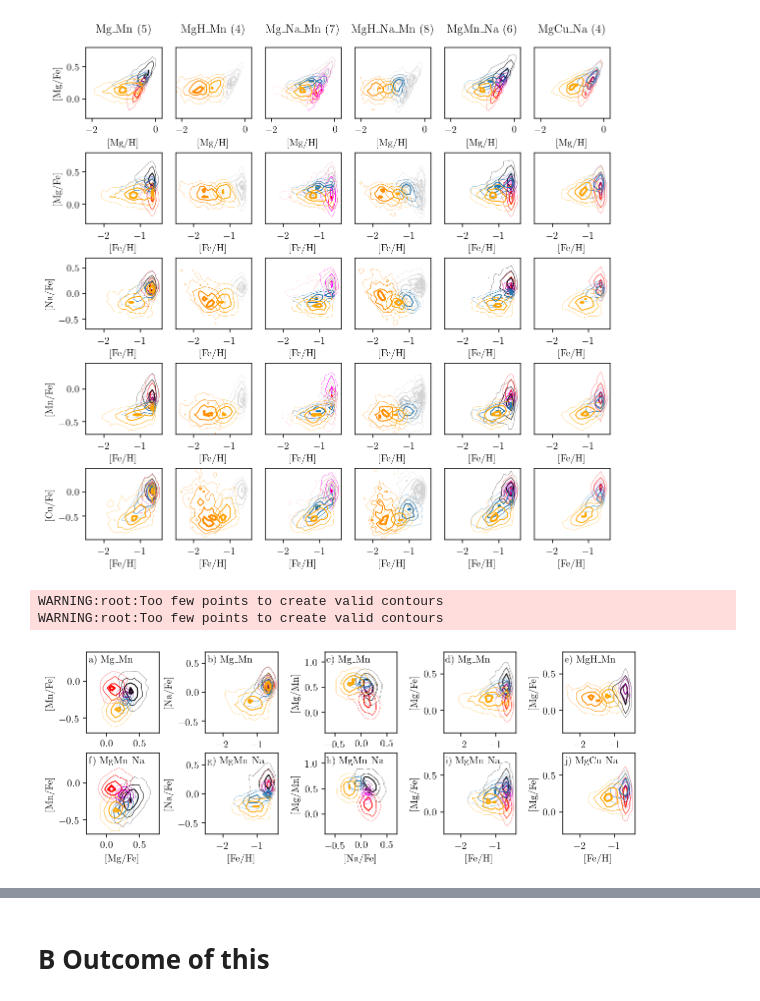
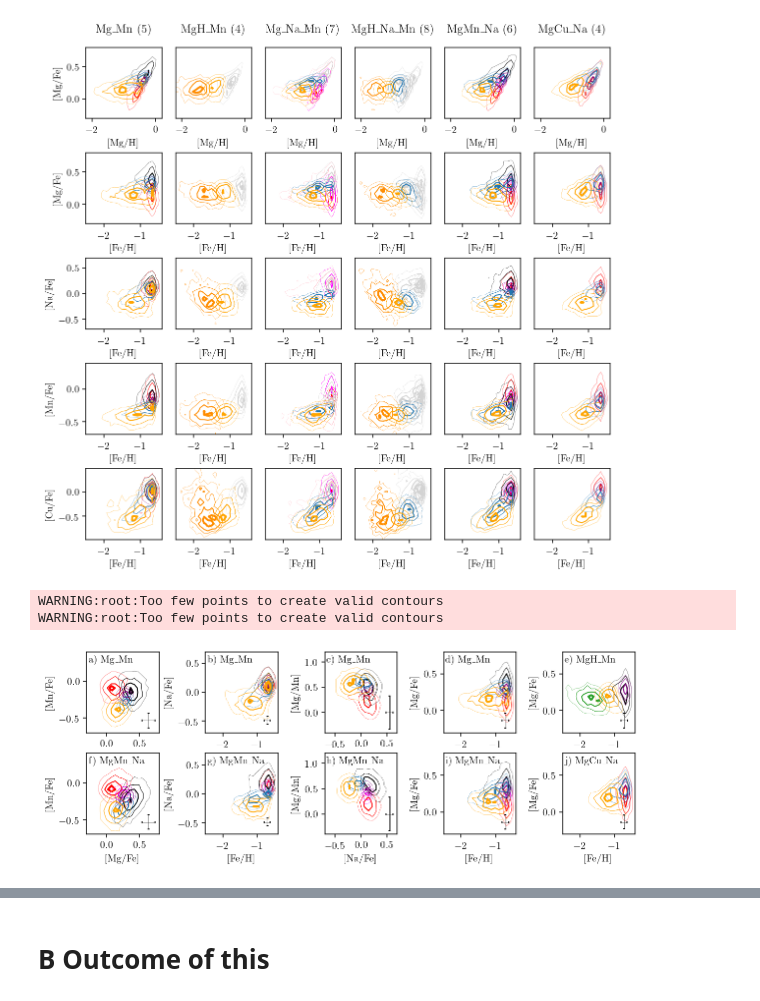
Before and after one commit to svenbuder/Accreted-stars-in-GALAH-DR3, a Jupyter notebook: figures/gaussian_mixture_models.ipynb, the cells around one changed output, grey strips where cells are left out. Cells and saved outputs as stored; diff of their text form; code cells hidden in the pictures.

```diff
--- a/figures/gaussian_mixture_models.ipynb
+++ b/figures/gaussian_mixture_models.ipynb
@@ -2554,7 +2554,7 @@ def plot_gmm_overview_paper(
     ranges['MgCu'] = (-0.4,1.2)
 
     c_accreted1 = 'orange'
-    c_accreted2 = 'darkorange'
+    c_accreted2 = 'C2'
     c_intermediate = 'C0'
     c_lowalphadisk = 'red'
     c_highalpha1 = 'purple'
@@ -2619,6 +2619,16 @@ def plot_gmm_overview_paper(
             colors = [c_accreted1,c_intermediate,c_highalpha1,c_lowalphadisk][::-1]
 
         if ind in [0,5]:
+
+            ax.errorbar(
+                [0.85*ranges['Mg'][-1]+0.15*ranges['Mg'][0]],
+                [0.15*ranges['Mn'][-1]+0.85*ranges['Mn'][0]],
+                xerr=np.nanmedian(data['e_Mg_fe'][gmm['selection']]),
+                yerr=np.nanmedian(data['e_Mn_fe'][gmm['selection']]),
+                color = 'k',
+                capsize = 1,
+                lw=0.5
+            )
             for each_ind, each_component in enumerate(components):
                 # [Mg/Fe] vs. [Mn/Fe]
                 above_threshold = (
@@ -2641,6 +2651,17 @@ def plot_gmm_overview_paper(
                     **corner_kwargs
                 )
         elif ind in [1,6]:
+
+            ax.errorbar(
+                [0.85*ranges['Fe'][-1]+0.15*ranges['Fe'][0]],
+                [0.15*ranges['Na'][-1]+0.85*ranges['Na'][0]],
+                xerr=np.nanmedian(data['e_fe_h'][gmm['selection']]),
+                yerr=np.nanmedian(data['e_Na_fe'][gmm['selection']]),
+                color = 'k',
+                capsize = 1,
+                lw=0.5
+            )
+
             for each_ind, each_component in enumerate(components):
                 # [Fe/H] vs. [Na/Fe]
                 above_threshold = (
@@ -2662,6 +2683,17 @@ def plot_gmm_overview_paper(
                     **corner_kwargs
                 )
         elif ind in [2,7]:
+
+            ax.errorbar(
+                [0.9*ranges['Na'][-1]+0.1*ranges['Na'][0]],
+                [0.25*ranges['MgMn'][-1]+0.75*ranges['MgMn'][0]],
+                xerr=np.nanmedian(data['e_Na_fe'][gmm['selection']]),
+                yerr=np.nanmedian(np.sqrt(data['e_Mg_fe'][gmm['selection']]**2+data['e_Mn_fe'][gmm['selection']])),
+                color = 'k',
+                capsize = 1,
+                lw=0.5
+            )
+
             for each_ind, each_component in enumerate(components):
                 # [Na/Fe] vs. [Mg/Mn]
                 above_threshold = (
@@ -2685,6 +2717,17 @@ def plot_gmm_overview_paper(
                     **corner_kwargs
                 )
         elif ind in [3,8]:
+
+            ax.errorbar(
+                [0.85*ranges['Fe'][-1]+0.15*ranges['Fe'][0]],
+                [0.15*ranges['Mg'][-1]+0.85*ranges['Mg'][0]],
+                xerr=np.nanmedian(data['e_fe_h'][gmm['selection']]),
+                yerr=np.nanmedian(data['e_Mg_fe'][gmm['selection']]),
+                color = 'k',
+                capsize = 1,
+                lw=0.5
+            )
+
             for each_ind, each_component in enumerate(components):
                 # [Fe/H] vs. [Mg/Fe]
                 above_threshold = (
@@ -2706,36 +2749,47 @@ def plot_gmm_overview_paper(
                     **corner_kwargs
                 )
         elif ind in [4,9]:
+
+            ax.errorbar(
+                [0.85*ranges['Fe'][-1]+0.15*ranges['Fe'][0]],
+                [0.15*ranges['Mg'][-1]+0.85*ranges['Mg'][0]],
+                xerr=np.nanmedian(data['e_fe_h'][gmm['selection']]),
+                yerr=np.nanmedian(data['e_Mg_fe'][gmm['selection']]),
+                color = 'k',
+                capsize = 1,
+                lw=0.5
+            )
+
             for each_ind, each_component in enumerate(components):
                 # [Fe/H] vs. [Mg/Fe]
                 above_threshold = (
                     (gmm['sampled_probablity'][:,each_component] > probability_threshold) &
                     (data['flag_Mg_fe'][gmm['selection']] == 0)
                 )
                 corner.hist2d(
                     data['fe_h'][gmm['selection']][above_threshold],
                     data['Mg_fe'][gmm['selection']][above_threshold],
                     ax=ax,
                     color=colors[each_ind],
                     contour_kwargs = dict(linewidths=[0.2,0.5,1,2]),
                     bins = (
                         np.linspace(ranges['Fe'][0],ranges['Fe'][1],20),
                         np.linspace(ranges['Mg'][0],ranges['Mg'][1],20)
                     ),
                     weights = gmm['sampled_probablity'][:,each_component][above_threshold],
                     range=[ranges['Fe'],ranges['Mg']],
                     **corner_kwargs
                 )
         else:
             pass
 
     plt.tight_layout(w_pad=0.5,h_pad=0.5)
     plt.savefig('best_gmm_samplings_selection.png',dpi=200,bbox_inches='tight')
     plt.show()
     plt.close()
 
 plot_gmm_overview_paper()
 # %% [output]
 WARNING:root:Too few points to create valid contours
 WARNING:root:Too few points to create valid contours
-[figure, old version]
+[figure, new version]
```
Also changed, not shown: parts of 9 cells of this notebook, 30 other files.
